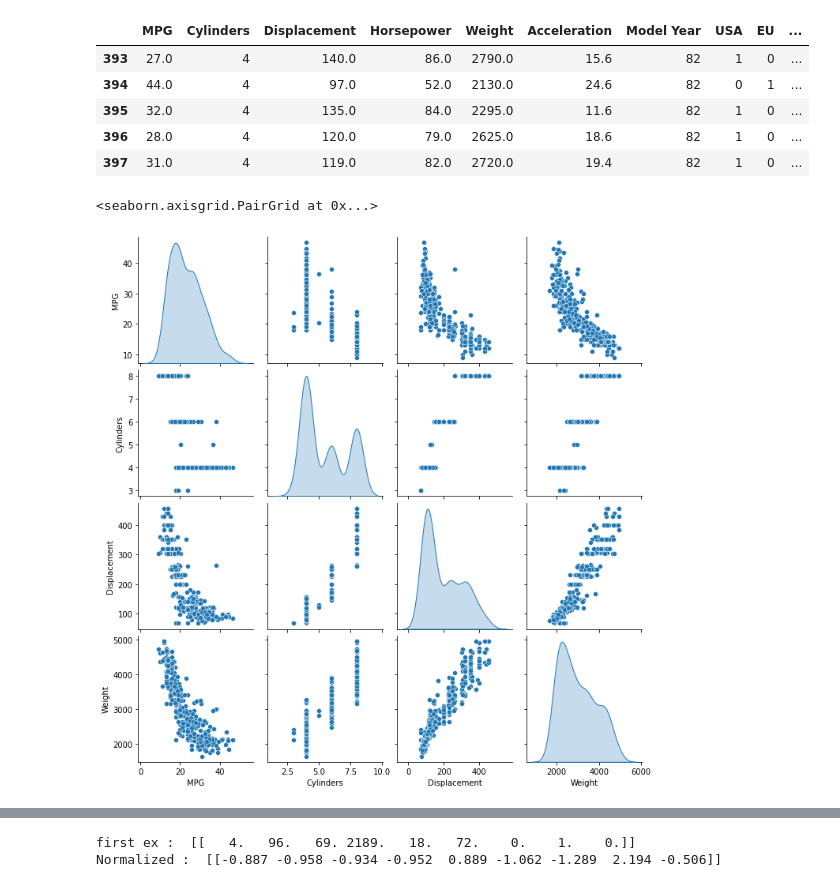
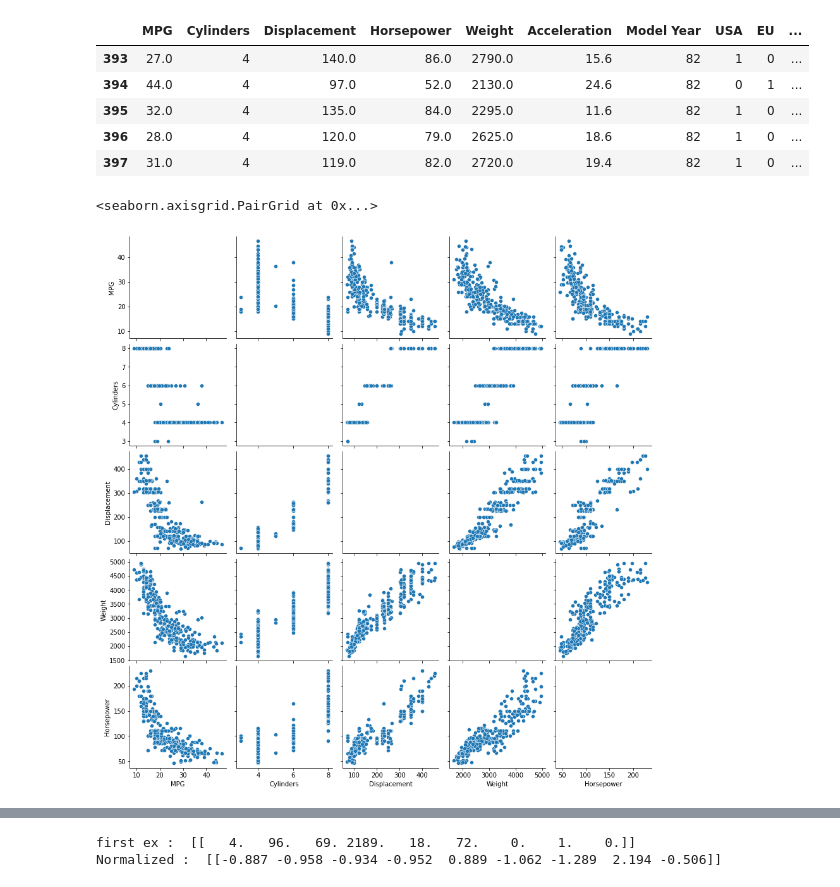
Before and after one commit to jeongdonguk/Tutorial-2.ML-basic-with-Keras-for-Beginner, a Jupyter notebook: 4.Regression/Regression-Predict fuel efficiency.ipynb, the cells around one changed output, grey strips where cells are left out. Cells and saved outputs as stored; diff of their text form; code cells hidden in the pictures.

```diff
--- a/4.Regression/Regression-Predict fuel efficiency.ipynb
+++ b/4.Regression/Regression-Predict fuel efficiency.ipynb
@@ -70,7 +72,7 @@ dataset.tail()
 train_data = dataset.sample(frac=0.8, random_state=42)
 test_data = dataset.drop(train_data.index)
 # %%
-sns.pairplot(train_data[['MPG', 'Cylinders', 'Displacement', 'Weight']], diag_kind='kde')
+sns.pairplot(train_data[['MPG', 'Cylinders', 'Displacement', 'Weight','Horsepower']], diag_kind='scatter')
 # %% [output]
 <seaborn.axisgrid.PairGrid at 0x...>
-[figure, old version]
+[figure, new version]
```
Also changed, not shown: parts of 34 cells of this notebook, 1 other file.
